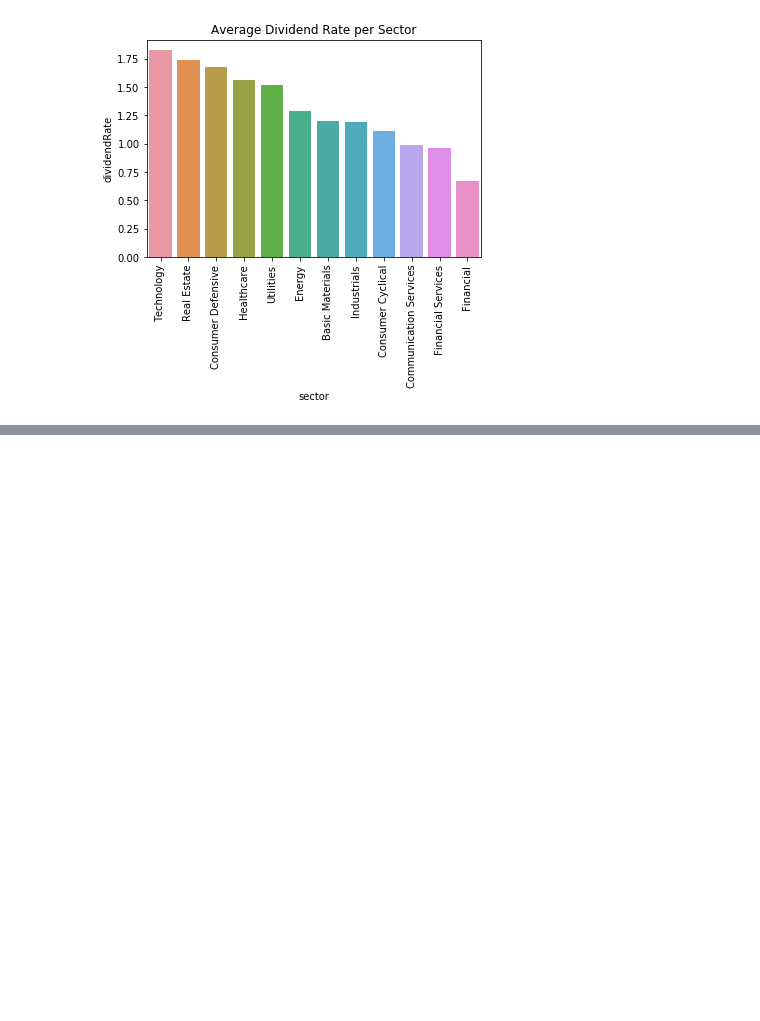
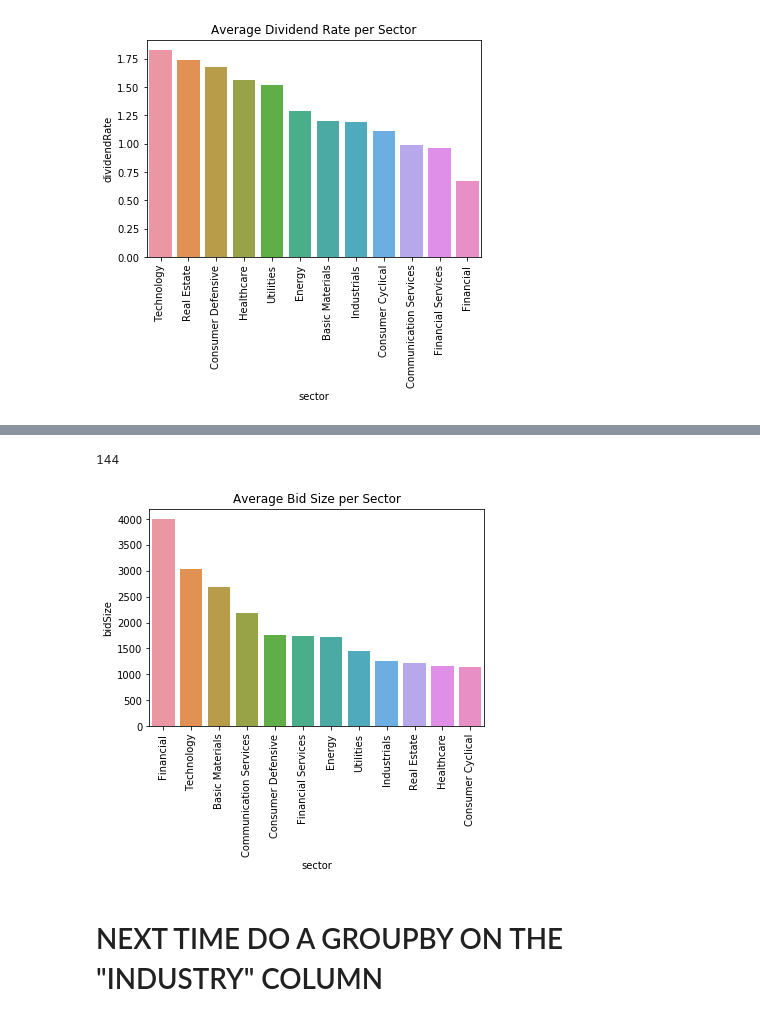
Before and after one commit to ipatel467/Stock-Market-Analysis, a Jupyter notebook: Stocks.ipynb, the cells around one changed output, grey strips where cells are left out. Saved outputs shown, nothing was run; the diff lists cells and outputs as text; code cells hidden in the pictures; blank space fills up the shorter version.

```diff
--- a/Stocks.ipynb
+++ b/Stocks.ipynb
@@ -306,0 +344,16 @@ plt.title("Average forwardEps per Sector");
+# %%
+len(full_fin_stocks_df['industry'].unique())
+# %% [output]
+144
+# %%
+avg_bids_sect = full_fin_stocks_df.groupby('sector').agg({'bidSize':'mean'}).reset_index()
+# %%
+avg_bids_sect = avg_bids_sect.sort_values('bidSize',ascending=False)
+# %%
+sns.barplot(data = avg_bids_sect ,x='sector',y='bidSize');
+plt.xticks(rotation=90);
+plt.title("Average Bid Size per Sector");
+# %% [output]
+[figure, added]
+# %% [markdown]
+# NEXT TIME DO A GROUPBY ON THE "INDUSTRY" COLUMN
```
Also changed, not shown: parts of 4 cells of this notebook.
